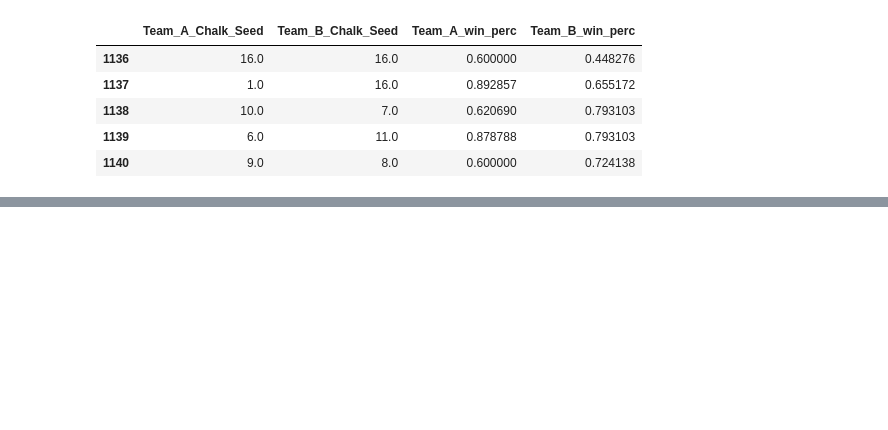
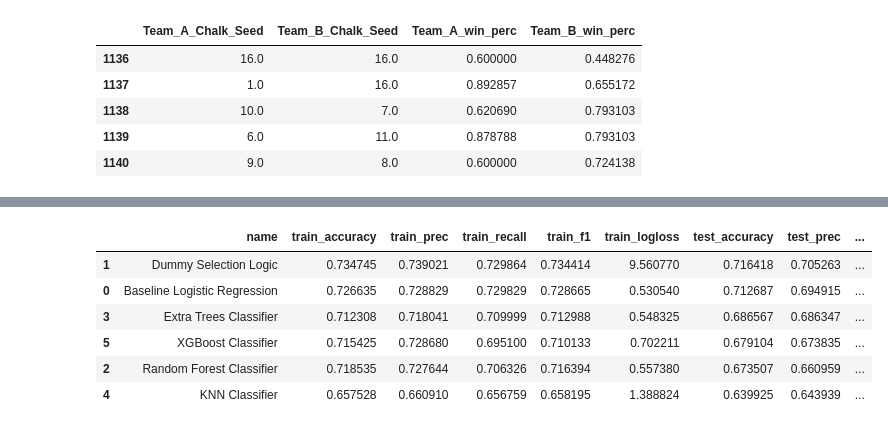
Before and after one commit to dvdhartsman/March_Machine_Learning_Mania_2024, a Jupyter notebook: Model_Development.ipynb, the cells around one changed output, grey strips where cells are left out. Saved outputs shown, nothing was run; the diff lists cells and outputs as text; code cells hidden in the pictures; blank space fills up the shorter version.

```diff
--- a/Model_Development.ipynb
+++ b/Model_Development.ipynb
@@ -108,2 +99,0 @@ len(dummy_preds)
-# %%
-df["Dummy_Predictions"] = dummy_preds
@@ -117,0 +489,17 @@ Name: count, dtype: int64
+# %%
+# Instantiation and saving data to the class
+
+# Default Random Forest Classifier - worst accuracy so far
+# random_forest = Model("Random Forest Classifier", pipe_model, X_train, X_test, y_train, y_test)
+
+# Extra Trees Classifier - still significantly worse
+# extra_trees = Model("Extra Trees Classifier", pipe_model, X_train, X_test, y_train, y_test)
+
+# KNN Classifier - worst out of 5
+# knn = Model("KNN Classifier", pipe_model, X_train, X_test, y_train, y_test)
+
+# XG Boost - middle of the pack
+# xgb = Model("XGBoost Classifier", pipe_model, X_train, X_test, y_train, y_test)
+
+Model.model_df.sort_values("test_accuracy", ascending=False)
+# %% [output]
@@ -117,0 +508,7 @@ Name: count, dtype: int64
+|  | name | train_accuracy | train_prec | train_recall | train_f1 | train_logloss | test_accuracy | test_prec | ... |
+| 1 | Dummy Selection Logic | 0.734745 | 0.739021 | 0.729864 | 0.734414 | 9.560770 | 0.716418 | 0.705263 | ... |
+| 0 | Baseline Logistic Regression | 0.726635 | 0.728829 | 0.729829 | 0.728665 | 0.530540 | 0.712687 | 0.694915 | ... |
+| 3 | Extra Trees Classifier | 0.712308 | 0.718041 | 0.709999 | 0.712988 | 0.548325 | 0.686567 | 0.686347 | ... |
+| 5 | XGBoost Classifier | 0.715425 | 0.728680 | 0.695100 | 0.710133 | 0.702211 | 0.679104 | 0.673835 | ... |
+| 2 | Random Forest Classifier | 0.718535 | 0.727644 | 0.706326 | 0.716394 | 0.557380 | 0.673507 | 0.660959 | ... |
+| 4 | KNN Classifier | 0.657528 | 0.660910 | 0.656759 | 0.658195 | 1.388824 | 0.639925 | 0.643939 | ... |
```
Also changed, not shown: parts of 45 cells of this notebook.
